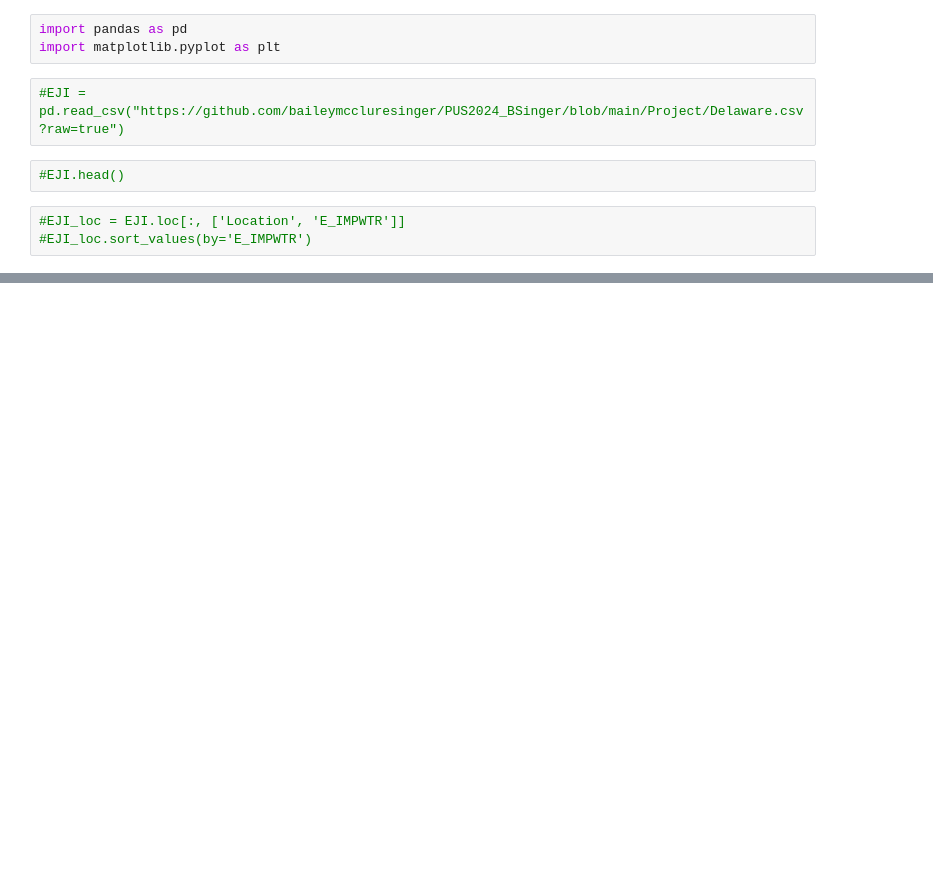
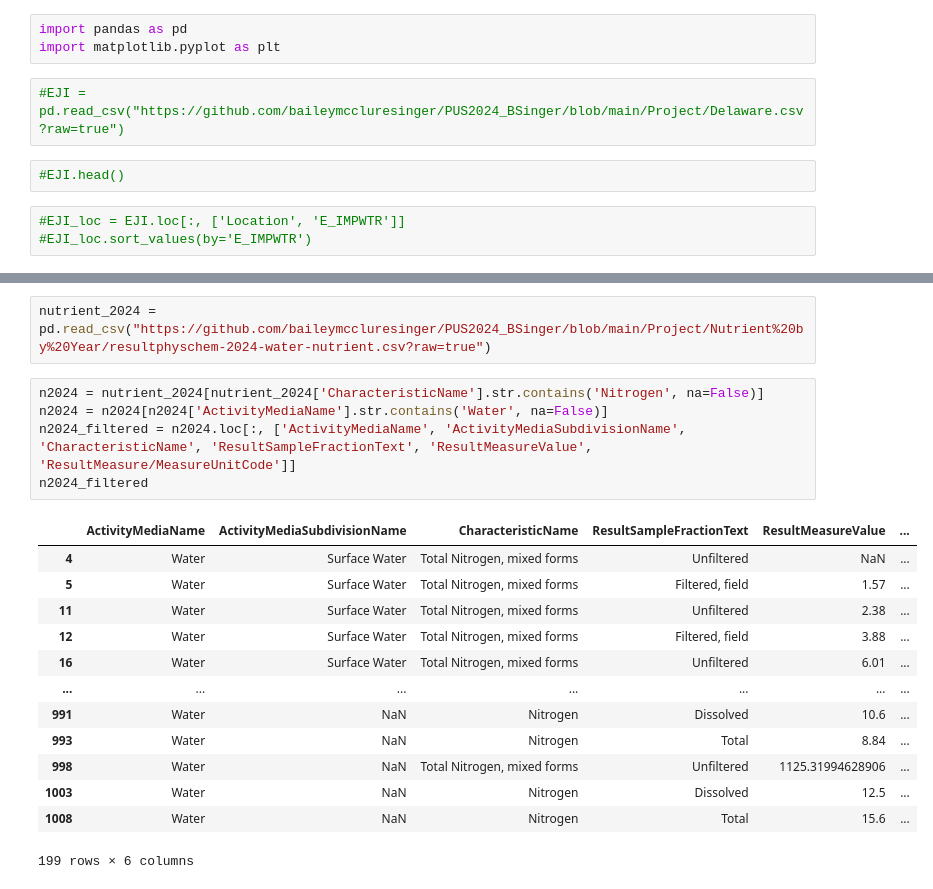
Before and after one commit to baileymccluresinger/PUS2024_BSinger, a Jupyter notebook: Project/Data_Processing.ipynb, the cells around one changed output, grey strips where cells are left out. Saved outputs shown, nothing was run; the diff lists cells and outputs as text; blank space fills up the shorter version.

```diff
--- a/Project/Data_Processing.ipynb
+++ b/Project/Data_Processing.ipynb
@@ -102,0 +138,21 @@ plt.plot(nit_wcc['timestamp'], nit_wcc['nutrient_nitrogen_value'])
+# %%
+nutrient_2024 = pd.read_csv("https://github.com/baileymccluresinger/PUS2024_BSinger/blob/main/Project/Nutrient%20by%20Year/resultphyschem-2024-water-nutrient.csv?raw=true")
+# %%
+n2024 = nutrient_2024[nutrient_2024['CharacteristicName'].str.contains('Nitrogen', na=False)]
+n2024 = n2024[n2024['ActivityMediaName'].str.contains('Water', na=False)]
+n2024_filtered = n2024.loc[:, ['ActivityMediaName', 'ActivityMediaSubdivisionName', 'CharacteristicName', 'ResultSampleFractionText', 'ResultMeasureValue', 'ResultMeasure/MeasureUnitCode']]
+n2024_filtered
+# %% [output]
+|  | ActivityMediaName | ActivityMediaSubdivisionName | CharacteristicName | ResultSampleFractionText | ResultMeasureValue | ... |
+| 4 | Water | Surface Water | Total Nitrogen, mixed forms | Unfiltered | NaN | ... |
+| 5 | Water | Surface Water | Total Nitrogen, mixed forms | Filtered, field | 1.57 | ... |
+| 11 | Water | Surface Water | Total Nitrogen, mixed forms | Unfiltered | 2.38 | ... |
+| 12 | Water | Surface Water | Total Nitrogen, mixed forms | Filtered, field | 3.88 | ... |
+| 16 | Water | Surface Water | Total Nitrogen, mixed forms | Unfiltered | 6.01 | ... |
+| ... | ... | ... | ... | ... | ... | ... |
+| 991 | Water | NaN | Nitrogen | Dissolved | 10.6 | ... |
+| 993 | Water | NaN | Nitrogen | Total | 8.84 | ... |
+| 998 | Water | NaN | Total Nitrogen, mixed forms | Unfiltered | 1125.31994628906 | ... |
+| 1003 | Water | NaN | Nitrogen | Dissolved | 12.5 | ... |
+| 1008 | Water | NaN | Nitrogen | Total | 15.6 | ... |
+199 rows × 6 columns
```
Also changed, not shown: parts of 8 cells of this notebook.
